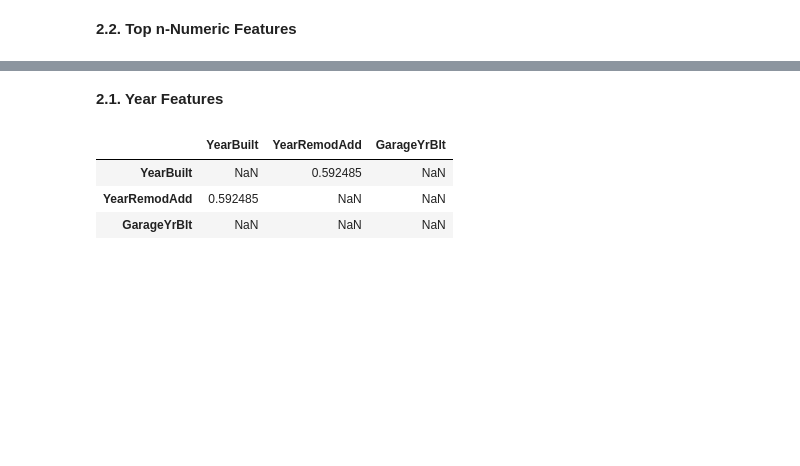
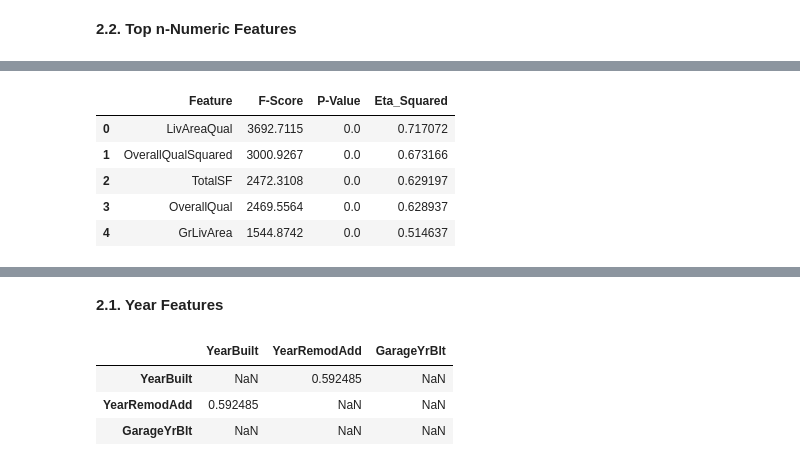
Before and after one commit to annugit1655/Real-Estate-Price-Prediction, a Jupyter notebook: Real-Estate-Price-Prediction/notebooks/02-Preprocessing-&-Feature-Engg.ipynb, the cells around one changed output, grey strips where cells are left out. Saved outputs shown, nothing was run; the diff lists cells and outputs as text; code cells hidden in the pictures; blank space fills up the shorter version.

```diff
--- a/Real-Estate-Price-Prediction/notebooks/02-Preprocessing-&-Feature-Engg.ipynb
+++ b/Real-Estate-Price-Prediction/notebooks/02-Preprocessing-&-Feature-Engg.ipynb
@@ -510,0 +664,45 @@ def filter_by_correlation(df, features, target="SalePrice"):
+# %%
+from sklearn.feature_selection import f_regression
+import pandas as pd
+
+def compute_f_scores_with_eta(X, y):
+    """
+    Compute f_regression scores, p-values, and eta squared for numeric features.
+
+    Parameters:
+    X (pd.DataFrame): Feature matrix
+    y (pd.Series): Target variable
+    top_n (int): Number of top features to return (default=35)
+
+    Returns:
+    pd.DataFrame: Features with F-scores, p-values, and eta squared
+    """
+    # Select numeric features only
+    X_num = X.select_dtypes(include='number')
+
+    # Compute F-scores and p-values
+    f_score, p_value = f_regression(X_num, y)
+
+    # Compute eta squared
+    n_samples = len(y)
+    eta_sq = f_score / (f_score + (n_samples - 2))
+
+    # Build results DataFrame
+    scores_df = pd.DataFrame({
+        'Feature': X_num.columns,
+        'F-Score': np.round(f_score, 4),
+        'P-Value': np.round(p_value, 6),
+        'Eta_Squared': eta_sq
+    }).sort_values(by=['F-Score'], ascending=False).reset_index(drop=True)
+
+    return scores_df
+# %%
+scores_df = compute_f_scores_with_eta(train_pro[num_col], train_pro['SalePrice'])
+display(scores_df.sort_values(by='Eta_Squared', ascending=False, ignore_index=True).head())
+# %% [output]
+|  | Feature | F-Score | P-Value | Eta_Squared |
+| 0 | LivAreaQual | 3692.7115 | 0.0 | 0.717072 |
+| 1 | OverallQualSquared | 3000.9267 | 0.0 | 0.673166 |
+| 2 | TotalSF | 2472.3108 | 0.0 | 0.629197 |
+| 3 | OverallQual | 2469.5564 | 0.0 | 0.628937 |
+| 4 | GrLivArea | 1544.8742 | 0.0 | 0.514637 |
```
Also changed, not shown: parts of 19 cells of this notebook.
